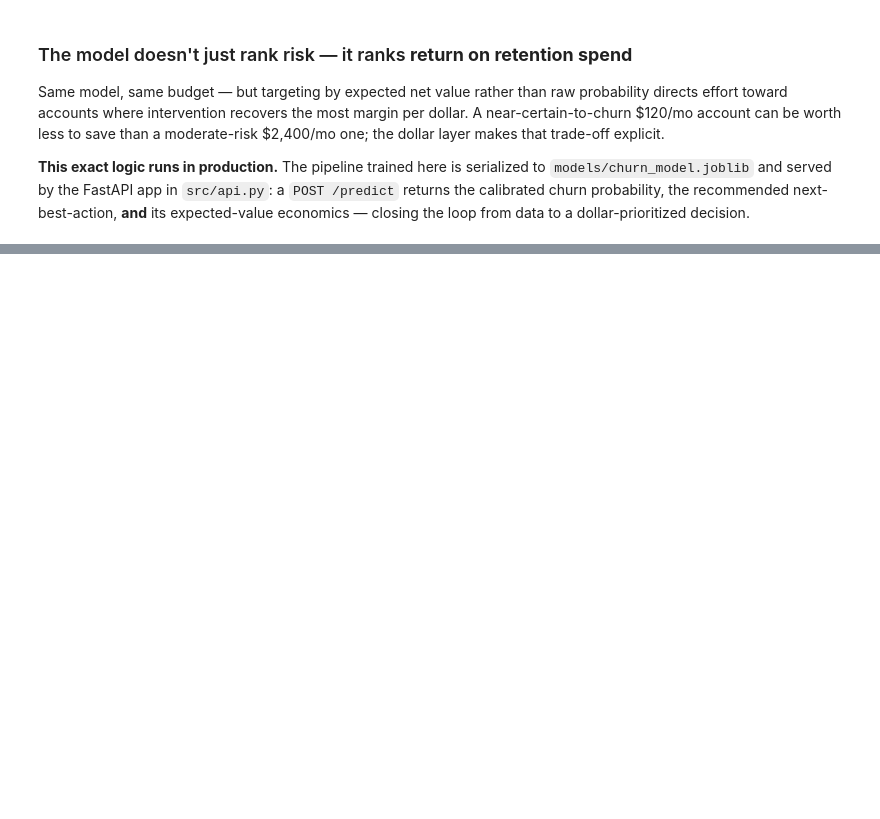
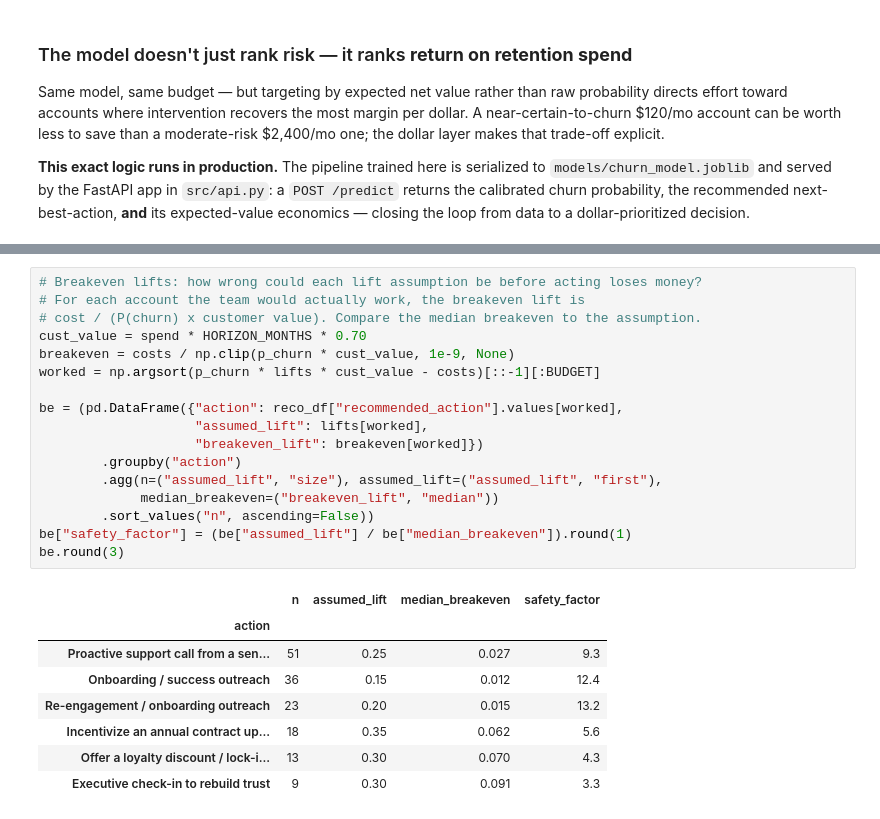
Before and after one commit to dustintdn/churn-nba, a Jupyter notebook: notebooks/churn_analysis.ipynb, the cells around one changed output, grey strips where cells are left out. Saved outputs shown, nothing was run; the diff lists cells and outputs as text; blank space fills up the shorter version.

```diff
--- a/notebooks/churn_analysis.ipynb
+++ b/notebooks/churn_analysis.ipynb
@@ -547,0 +740,26 @@ expected-value economics — closing the loop from data to a dollar-prioritized
+# %%
+# Breakeven lifts: how wrong could each lift assumption be before acting loses money?
+# For each account the team would actually work, the breakeven lift is
+# cost / (P(churn) x customer value). Compare the median breakeven to the assumption.
+cust_value = spend * HORIZON_MONTHS * 0.70
+breakeven = costs / np.clip(p_churn * cust_value, 1e-9, None)
+worked = np.argsort(p_churn * lifts * cust_value - costs)[::-1][:BUDGET]
+
+be = (pd.DataFrame({"action": reco_df["recommended_action"].values[worked],
+                    "assumed_lift": lifts[worked],
+                    "breakeven_lift": breakeven[worked]})
+        .groupby("action")
+        .agg(n=("assumed_lift", "size"), assumed_lift=("assumed_lift", "first"),
+             median_breakeven=("breakeven_lift", "median"))
+        .sort_values("n", ascending=False))
+be["safety_factor"] = (be["assumed_lift"] / be["median_breakeven"]).round(1)
+be.round(3)
+# %% [output]
+|  | n | assumed_lift | median_breakeven | safety_factor |
+| action |  |  |  |  |
+| Proactive support call from a sen... | 51 | 0.25 | 0.027 | 9.3 |
+| Onboarding / success outreach | 36 | 0.15 | 0.012 | 12.4 |
+| Re-engagement / onboarding outreach | 23 | 0.20 | 0.015 | 13.2 |
+| Incentivize an annual contract up... | 18 | 0.35 | 0.062 | 5.6 |
+| Offer a loyalty discount / lock-i... | 13 | 0.30 | 0.070 | 4.3 |
+| Executive check-in to rebuild trust | 9 | 0.30 | 0.091 | 3.3 |
```
Also changed, not shown: parts of 8 cells of this notebook, 2 other files.
